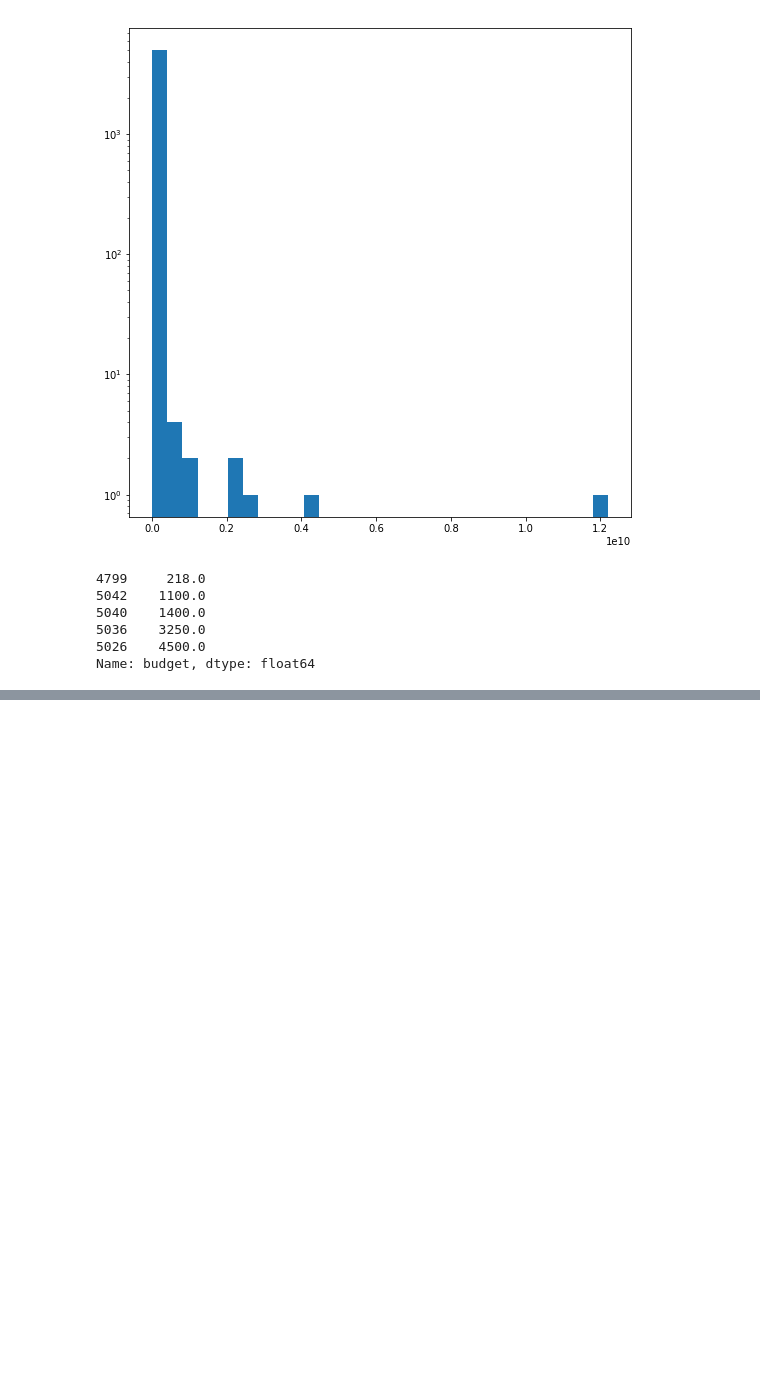
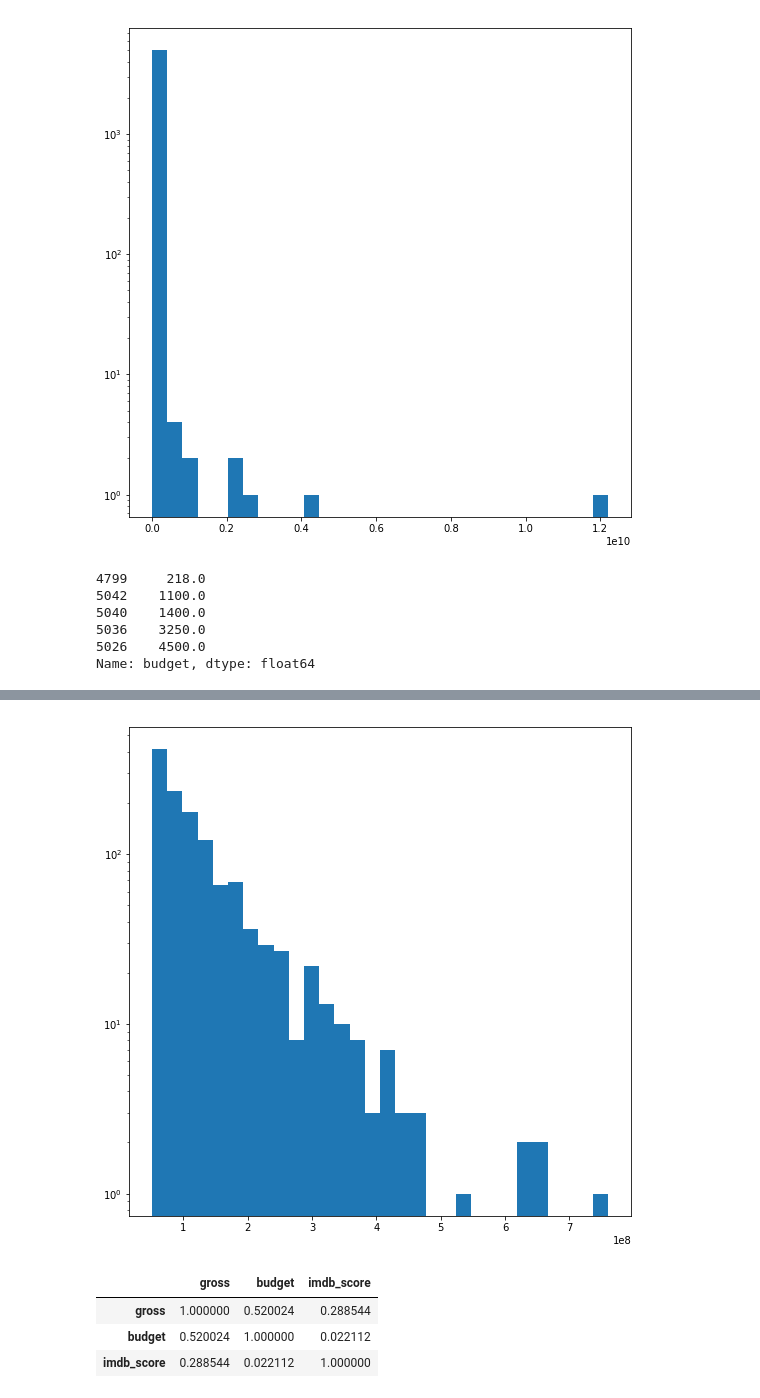
Before and after one commit to annulet/matstat, a Jupyter notebook: project.ipynb, the cells around one changed output, grey strips where cells are left out. Saved outputs shown, nothing was run; the diff lists cells and outputs as text; code cells hidden in the pictures; blank space fills up the shorter version.

```diff
--- a/project.ipynb
+++ b/project.ipynb
@@ -155,0 +211,4 @@ Name: budget, dtype: float64
+# %%
+# Четвертый квартиль по сборам
+quartil_4 = imdb.loc[imdb['gross'] > 51357070]
+quartil_4.head()
@@ -155,0 +222,12 @@ Name: budget, dtype: float64
+# %%
+gross = quartil_4.loc[:, 'gross']
+hist_col(gross)
+# %% [output]
+[figure, added]
+# %%
+quartil_4.corr()
+# %% [output]
+|  | gross | budget | imdb_score |
+| gross | 1.000000 | 0.520024 | 0.288544 |
+| budget | 0.520024 | 1.000000 | 0.022112 |
+| imdb_score | 0.288544 | 0.022112 | 1.000000 |
```
Also changed, not shown: parts of 9 cells of this notebook.
